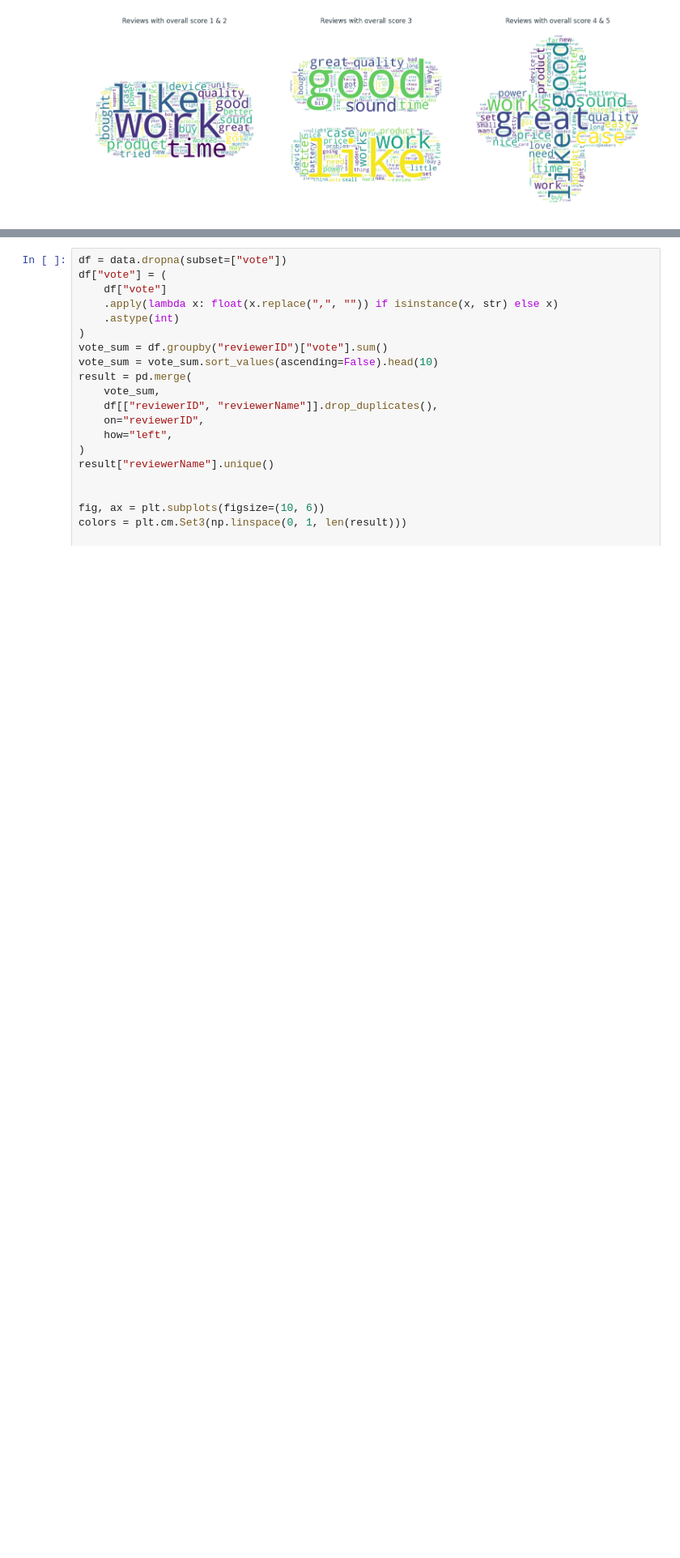
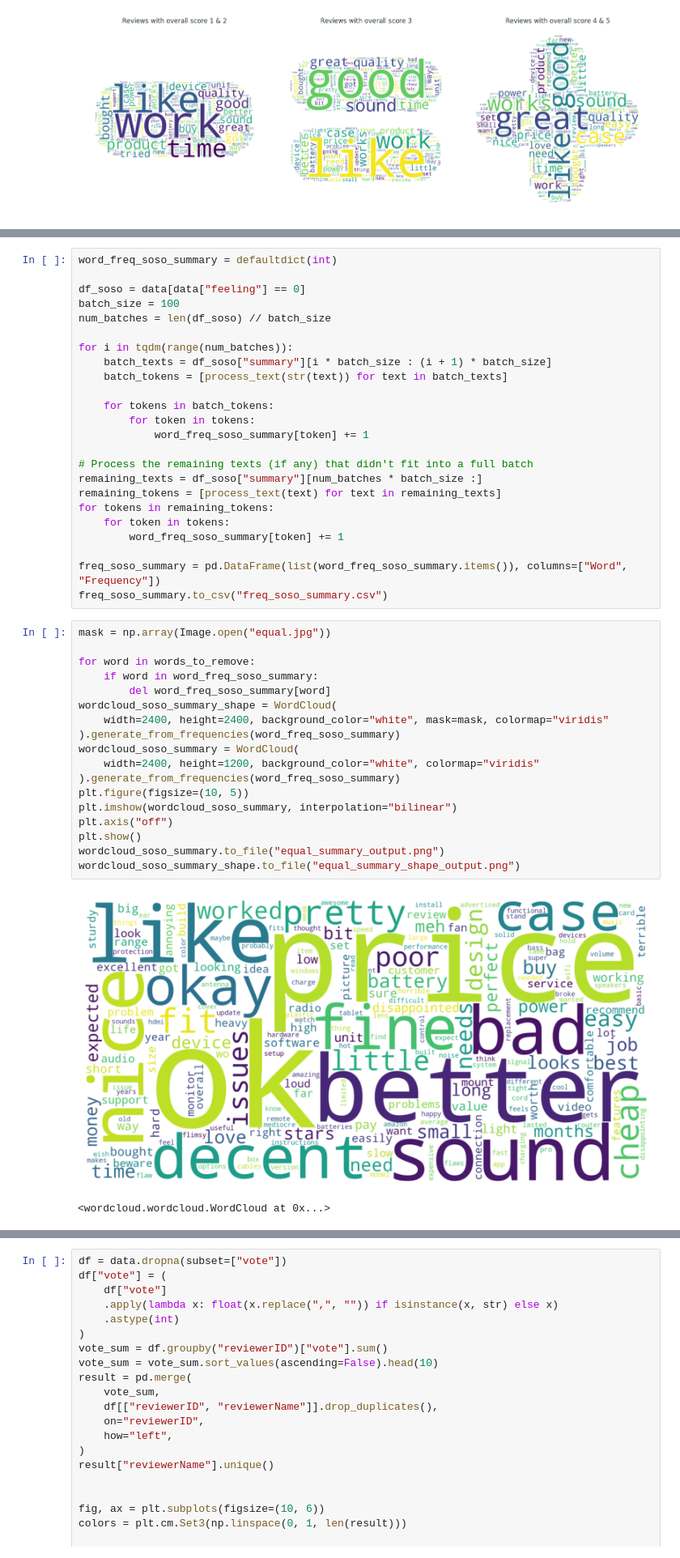
Before and after one commit to mr-robot77/Quera_G11-Project3, a Jupyter notebook: Problem2-Sentiment Analysis-NLP/section1.ipynb, the cells around one changed output, grey strips where cells are left out. Shown at 81% size. Saved outputs shown, nothing was run; the diff lists cells and outputs as text; blank space fills up the shorter version.

```diff
--- a/Problem2-Sentiment Analysis-NLP/section1.ipynb
+++ b/Problem2-Sentiment Analysis-NLP/section1.ipynb
@@ -249,0 +342,45 @@ plt.show()
+# %%
+word_freq_soso_summary = defaultdict(int)
+
+df_soso = data[data["feeling"] == 0]
+batch_size = 100
+num_batches = len(df_soso) // batch_size
+
+for i in tqdm(range(num_batches)):
+    batch_texts = df_soso["summary"][i * batch_size : (i + 1) * batch_size]
+    batch_tokens = [process_text(str(text)) for text in batch_texts]
+
+    for tokens in batch_tokens:
+        for token in tokens:
+            word_freq_soso_summary[token] += 1
+
+# Process the remaining texts (if any) that didn't fit into a full batch
+remaining_texts = df_soso["summary"][num_batches * batch_size :]
+remaining_tokens = [process_text(text) for text in remaining_texts]
+for tokens in remaining_tokens:
+    for token in tokens:
+        word_freq_soso_summary[token] += 1
+
+freq_soso_summary = pd.DataFrame(list(word_freq_soso_summary.items()), columns=["Word", "Frequency"])
+freq_soso_summary.to_csv("freq_soso_summary.csv")
+# %%
+mask = np.array(Image.open("equal.jpg"))
+
+for word in words_to_remove:
+    if word in word_freq_soso_summary:
+        del word_freq_soso_summary[word]
+wordcloud_soso_summary_shape = WordCloud(
+    width=2400, height=2400, background_color="white", mask=mask, colormap="viridis"
+).generate_from_frequencies(word_freq_soso_summary)
+wordcloud_soso_summary = WordCloud(
+    width=2400, height=1200, background_color="white", colormap="viridis"
+).generate_from_frequencies(word_freq_soso_summary)
+plt.figure(figsize=(10, 5))
+plt.imshow(wordcloud_soso_summary, interpolation="bilinear")
+plt.axis("off")
+plt.show()
+wordcloud_soso_summary.to_file("equal_summary_output.png")
+wordcloud_soso_summary_shape.to_file("equal_summary_shape_output.png")
+# %% [output]
+[figure, added]
+<wordcloud.wordcloud.WordCloud at 0x...>
```
Also changed, not shown: parts of 20 cells of this notebook.
